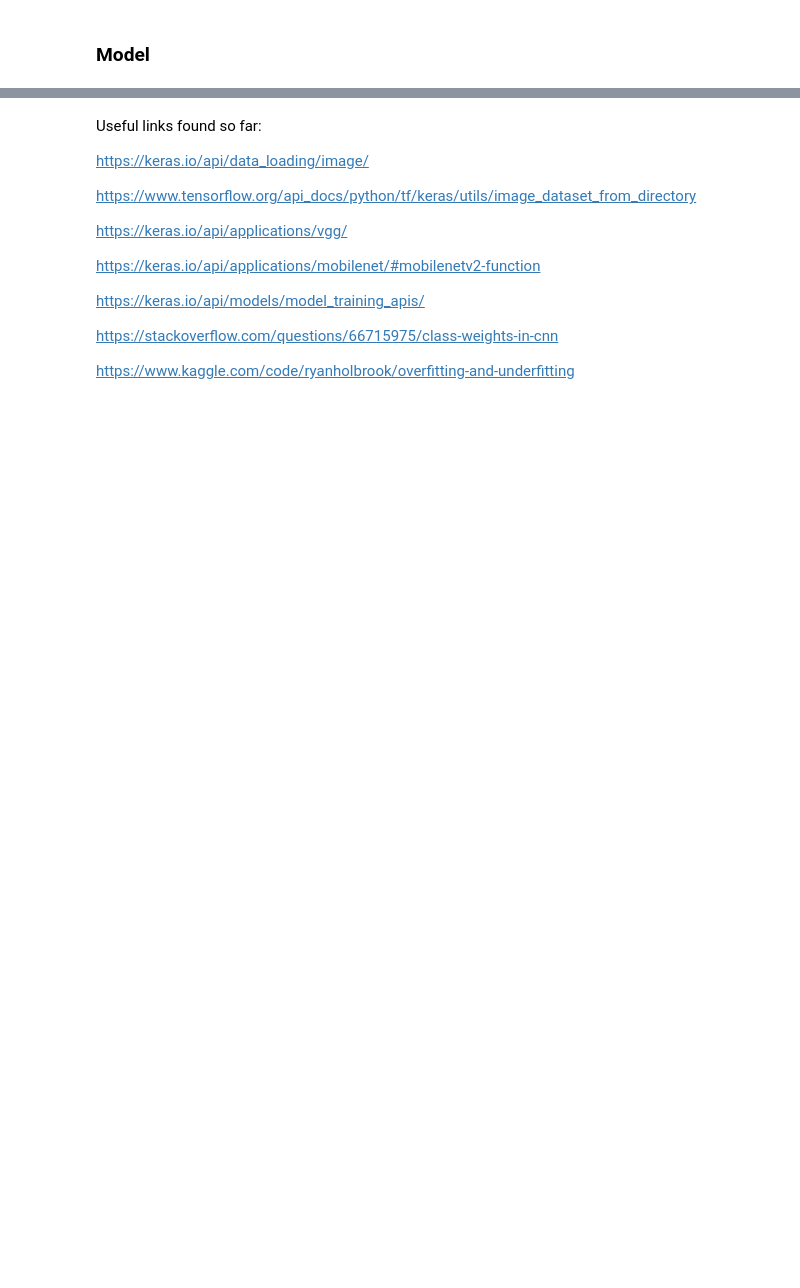
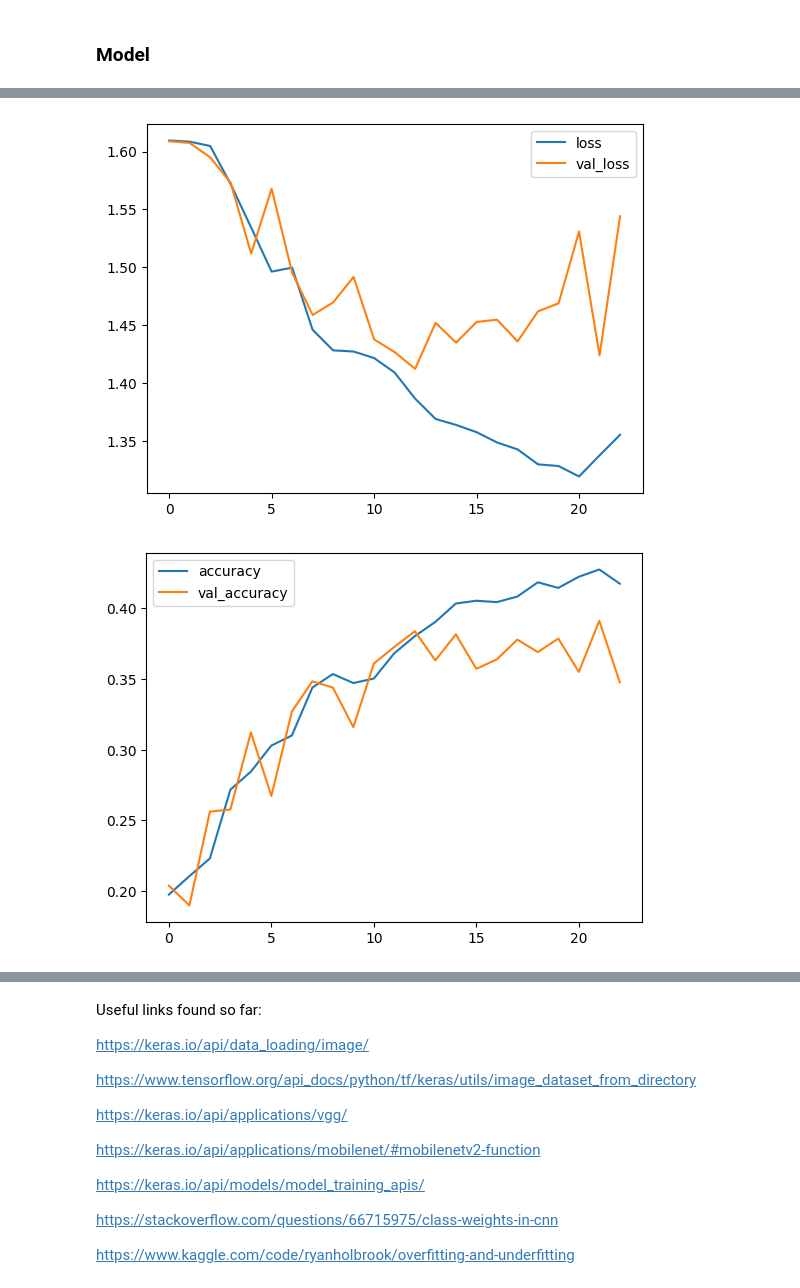
Before and after one commit to btsmith29/AMLS_II_assignment23_24, a Jupyter notebook: elec0135-assignment-cld.ipynb, the cells around one changed output, grey strips where cells are left out. Drawn from its saved outputs; the diff is of its cells as text; code cells hidden in the pictures; blank space fills up the shorter version.

```diff
--- a/elec0135-assignment-cld.ipynb
+++ b/elec0135-assignment-cld.ipynb
@@ -146,42 +195,40 @@ Using 1358 files for validation.
 def create_simple_model() -> Model:
     return keras.Sequential([
 
+        tf.keras.Input(shape=(IMAGE_SIZE, IMAGE_SIZE, 3)),
+
         # First Convolutional Block
-        layers.Conv2D(filters=32, kernel_size=5, activation="relu", padding='same',
-                      # give the input dimensions in the first layer
-                      # [height, width, color channels(RGB)]
-                      input_shape=[120, 160, 3]),
-        layers.BatchNormalization(renorm=True),
+        layers.Conv2D(filters=32, kernel_size=5, activation="relu", padding='same'),
         layers.Conv2D(filters=32, kernel_size=3, activation="relu", padding='same'),
         layers.MaxPool2D(),
-        layers.Dropout(0.2),
+        #layers.Dropout(0.2),
 
         # Second Convolutional Block
         layers.Conv2D(filters=64, kernel_size=3, activation="relu", padding='same'),
         layers.Conv2D(filters=64, kernel_size=3, activation="relu", padding='same'),
         layers.MaxPool2D(),
-        layers.Dropout(0.2),
+        #layers.Dropout(0.2),
 
         # Third Convolutional Block
         layers.Conv2D(filters=128, kernel_size=3, activation="relu", padding='same'),
         layers.Conv2D(filters=128, kernel_size=3, activation="relu", padding='same'),
         layers.Conv2D(filters=128, kernel_size=3, activation="relu", padding='same'),
         layers.MaxPool2D(),
-        layers.Dropout(0.2),
+        #layers.Dropout(0.2),
 
         # Fourth Convolutional Block
         layers.Conv2D(filters=256, kernel_size=3, activation="relu", padding='same'),
         layers.Conv2D(filters=256, kernel_size=3, activation="relu", padding='same'),
         layers.Conv2D(filters=256, kernel_size=3, activation="relu", padding='same'),
         layers.MaxPool2D(),
-        layers.Dropout(0.2),
+        #layers.Dropout(0.2),
 
         # Classifier Head
         layers.Flatten(),
         layers.Dense(512, activation='relu'),
-        layers.Dropout(0.2),
+        layers.Dropout(0.5),
         layers.Dense(512, activation='relu'),
-        layers.Dropout(0.2),
+        layers.Dropout(0.5),
         layers.Dense(units=5, activation="softmax"),
     ])
 # %%
@@ -226,7 +274,7 @@ def create_simple_model_bn() -> Model:
         layers.Dense(units=5, activation="softmax"),
     ])
 # %%
-def run_experiment(exp_id: str, model_fn: str, ds_train_, ds_valid_):
+def run_experiment(exp_id: str, sub_exp_id: int, model_fn: str, ds_train_, ds_valid_):
 
     #data = {"exp_id":"1", "desc":"something", "batch_size":BATCH_SIZE, "img_width":0, "img_height":0, "model": model_str}
     #df_experiment = pd.concat([pd.DataFrame([data]), df_experiment])
@@ -250,13 +298,23 @@ def run_experiment(exp_id: str, model_fn: str, ds_train_, ds_valid_):
         validation_data=ds_valid_,
         epochs=EPOCHS,
         verbose=1,
-        callbacks=[early_stopping],
+        callbacks=[early_stopping]
     )
 
     df_hist = pd.DataFrame(history.history)
     df_hist = df_hist.reset_index()
     df_hist["exp_id"] = exp_id
+    df_hist["sub_exp_id"] = sub_exp_id
     df_hist["epoch"] = df_hist.index
 
     return model, df_hist
+
+
+def add_results(df_all_results, df_new_results):
+    if df_all_results.empty:
+        return df_new_results
+    else:
+        return pd.concat([df_all_results, df_new_results])
+# %%
+df_results = pd.DataFrame
 # %%
@@ -317,0 +349,5 @@ df_history = pd.concat([df_history, df_hist])
+# %%
+plot_experiment_results(df_results, "1")
+# %% [output]
+[figure, added]
+[figure, added]
```
Also changed, not shown: parts of 27 cells of this notebook.
